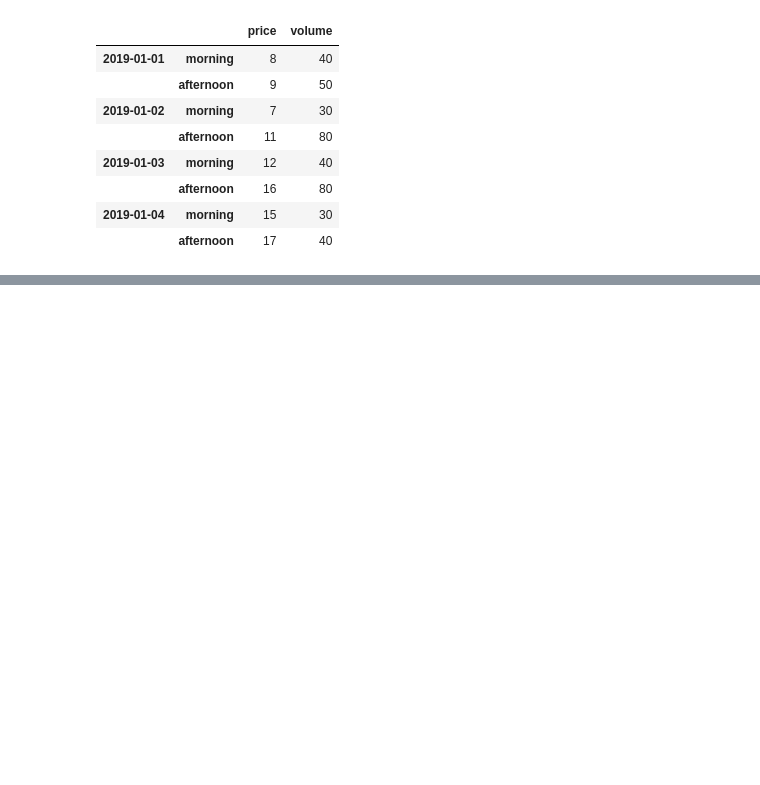
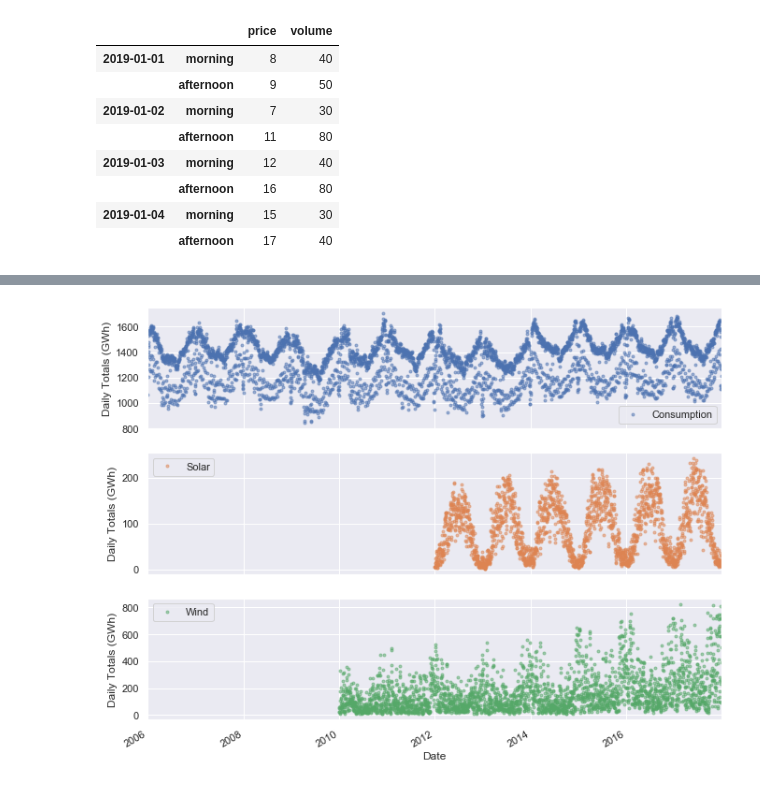
Before and after one commit to ryan13/PreprocessingUtility, a Jupyter notebook: amazon_interview.ipynb, the cells around one changed output, grey strips where cells are left out. Drawn from its saved outputs; the diff is of its cells as text; code cells hidden in the pictures; blank space fills up the shorter version.

```diff
--- a/amazon_interview.ipynb
+++ b/amazon_interview.ipynb
@@ -518,0 +634,7 @@ df2
+# %%
+cols_plot = ['Consumption', 'Solar', 'Wind']
+axes = opsd_daily[cols_plot].plot(marker='.', alpha=0.5, linestyle='None', figsize=(11, 9), subplots=True)
+for ax in axes:
+    ax.set_ylabel('Daily Totals (GWh)')
+# %% [output]
+[figure, added]
```
Also changed, not shown: parts of 53 cells of this notebook.
